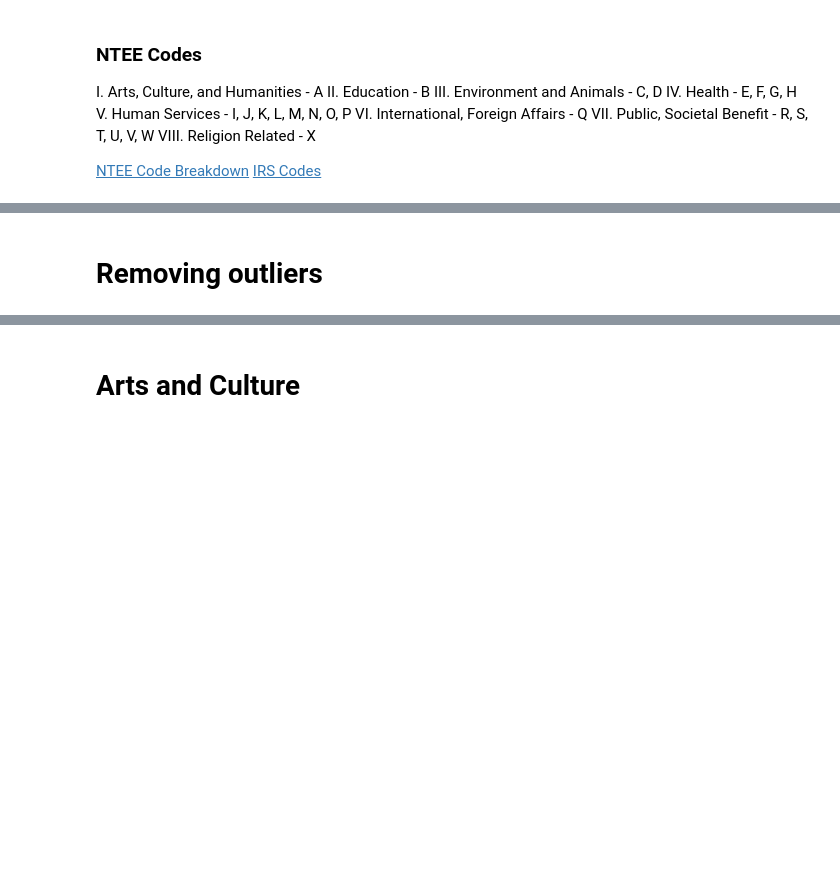
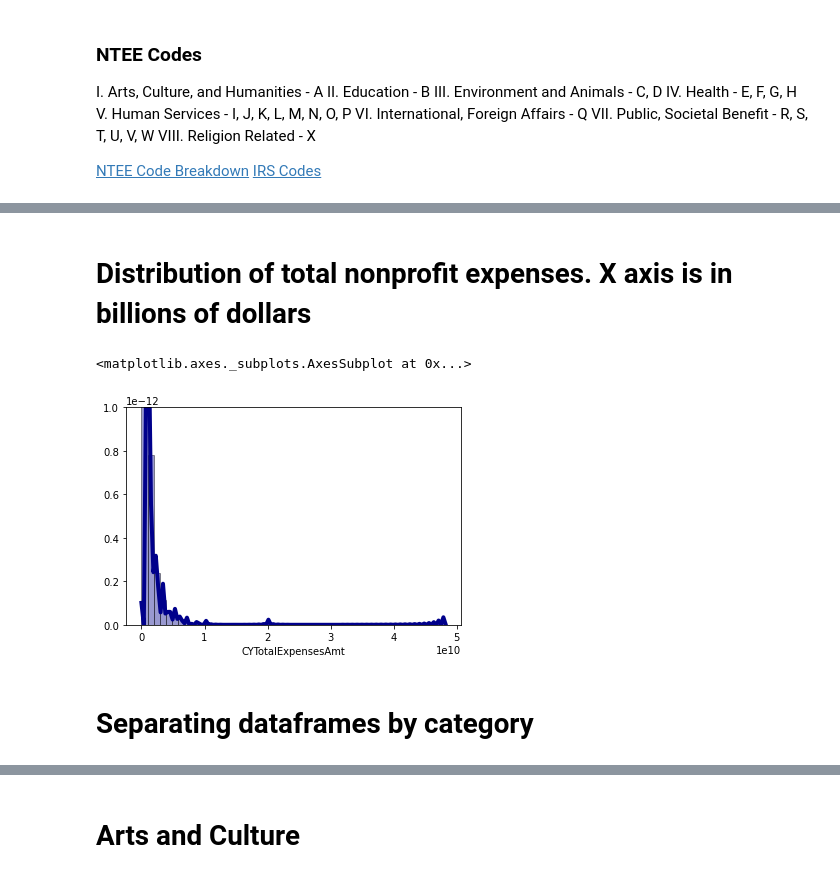
Before and after one commit to ethantenison/Impact_Capital, a Jupyter notebook: notebooks/analysis.ipynb, the cells around one changed output, grey strips where cells are left out. Drawn from its saved outputs; the diff is of its cells as text; code cells hidden in the pictures; blank space fills up the shorter version.

```diff
--- a/notebooks/analysis.ipynb
+++ b/notebooks/analysis.ipynb
@@ -123,0 +142,6 @@ Number of nonprofits:  231523
+# %%
+for i in df2015BERT.index:
+    if len(df2015BERT.at[i,'ZIPCd']) == 9:
+        zipcodeplus4 = df2015BERT['ZIPCd'][i]
+        zipcode = zipcodeplus4[:-4]
+        df2015BERT.at[i,'ZIPCd'] = zipcode
@@ -170,13 +210,13 @@ df2017 = df[df['TaxYr'] == 2017]
 df2018 = df[df['TaxYr'] == 2018]
 
 
-df2016 = df2016[['EIN', 'Ratio_ProgramExp_Rev']]
-df2017 = df2017[['EIN', 'Ratio_ProgramExp_Rev']]
-df2018 = df2018[['EIN', 'Ratio_ProgramExp_Rev']]
+df2016 = df2016[['EIN', 'Ratio_ProgramExp_Rev', 'TotalFunctionExpenses_ProgramServicesAmt', 'Ratio_ProgramExp_Totalexp']]
+df2017 = df2017[['EIN', 'Ratio_ProgramExp_Rev', 'TotalFunctionExpenses_ProgramServicesAmt', 'Ratio_ProgramExp_Totalexp']]
+df2018 = df2018[['EIN', 'Ratio_ProgramExp_Rev', 'TotalFunctionExpenses_ProgramServicesAmt', 'Ratio_ProgramExp_Totalexp']]
 
-df2016 = df2016.rename(columns={'Ratio_ProgramExp_Rev': 'Ratio_ProgramExp_Rev2016'})
-df2017 = df2017.rename(columns={'Ratio_ProgramExp_Rev': 'Ratio_ProgramExp_Rev2017'})
-df2018 = df2018.rename(columns={'Ratio_ProgramExp_Rev': 'Ratio_ProgramExp_Rev2018'})
+df2016 = df2016.rename(columns={'Ratio_ProgramExp_Rev': 'Ratio_ProgramExp_Rev2016', 'TotalFunctionExpenses_ProgramServicesAmt': 'TotalFunctionExpenses_ProgramServicesAmt2016', 'Ratio_ProgramExp_Totalexp': 'Ratio_ProgramExp_Totalexp2016'})
+df2017 = df2017.rename(columns={'Ratio_ProgramExp_Rev': 'Ratio_ProgramExp_Rev2017','TotalFunctionExpenses_ProgramServicesAmt': 'TotalFunctionExpenses_ProgramServicesAmt2017', 'Ratio_ProgramExp_Totalexp':'Ratio_ProgramExp_Totalexp2017'})
+df2018 = df2018.rename(columns={'Ratio_ProgramExp_Rev': 'Ratio_ProgramExp_Rev2018', 'TotalFunctionExpenses_ProgramServicesAmt': 'TotalFunctionExpenses_ProgramServicesAmt2018', 'Ratio_ProgramExp_Totalexp': 'Ratio_ProgramExp_Totalexp2018'})
 
 df2015BERT = df2015BERT.merge(df2016, on='EIN')
 df2015BERT = df2015BERT.merge(df2017, on='EIN')
@@ -193,12 +233,31 @@ df2015BERT["Ratio_AdminExp_Exp"].fillna(0, inplace = True)
 df2015BERT["Operating_Margin"].fillna(0, inplace = True)
 df2015BERT["Revenue_Concentration"].fillna(0, inplace = True)
 
+#Vulnerable useing ratio of program expenses to total revenue
 df2015BERT['vulnerable2016'] = np.where(df2015BERT['Ratio_ProgramExp_Rev'] > df2015BERT['Ratio_ProgramExp_Rev2016'], 1, 0)
 df2015BERT['vulnerable2017'] = np.where(df2015BERT['Ratio_ProgramExp_Rev2016'] > df2015BERT['Ratio_ProgramExp_Rev2017'], 1, 0)
 df2015BERT['vulnerable2018'] = np.where(df2015BERT['Ratio_ProgramExp_Rev2017'] > df2015BERT['Ratio_ProgramExp_Rev2018'], 1, 0)
 df2015BERT['vulnerable'] = np.where((df2015BERT['vulnerable2016'] == 1) & (df2015BERT['vulnerable2017'] == 1) & (df2015BERT['vulnerable2018'] == 1), 1, 0)
 
+#Vulerable using decline in program expenses
+df2015BERT['vulnerable2016_ps_decline'] = np.where(df2015BERT['TotalFunctionExpenses_ProgramServicesAmt'] > df2015BERT['TotalFunctionExpenses_ProgramServicesAmt2016'], 1, 0)
+df2015BERT['vulnerable2017_ps_decline'] = np.where(df2015BERT['TotalFunctionExpenses_ProgramServicesAmt2016'] > df2015BERT['TotalFunctionExpenses_ProgramServicesAmt2017'], 1, 0)
+df2015BERT['vulnerable2018_ps_decline'] = np.where(df2015BERT['TotalFunctionExpenses_ProgramServicesAmt2017'] > df2015BERT['TotalFunctionExpenses_ProgramServicesAmt2018'], 1, 0)
+df2015BERT['vulnerable_ps_decline'] = np.where((df2015BERT['vulnerable2016_ps_decline'] == 1) & (df2015BERT['vulnerable2017_ps_decline'] == 1) & (df2015BERT['vulnerable2018_ps_decline'] == 1), 1, 0)
+
+#Vulerable using decline in program expenses to total expenses
+df2015BERT['vulnerable2016_ps_total_decline'] = np.where(df2015BERT['Ratio_ProgramExp_Totalexp'] > df2015BERT['Ratio_ProgramExp_Totalexp2016'], 1, 0)
+df2015BERT['vulnerable2017_ps_total_decline'] = np.where(df2015BERT['Ratio_ProgramExp_Totalexp2016'] > df2015BERT['Ratio_ProgramExp_Totalexp2017'], 1, 0)
+df2015BERT['vulnerable2018_ps_total_decline'] = np.where(df2015BERT['Ratio_ProgramExp_Totalexp2017'] > df2015BERT['Ratio_ProgramExp_Totalexp2018'], 1, 0)
+df2015BERT['vulnerable_ps_total_decline'] = np.where((df2015BERT['vulnerable2016_ps_total_decline'] == 1) & (df2015BERT['vulnerable2017_ps_total_decline'] == 1) & (df2015BERT['vulnerable2018_ps_total_decline'] == 1), 1, 0)
+
+#Creating Org size variable based on increments of 10,000
+df2015BERT['org_size'] = df2015BERT['CYTotalExpensesAmt']/10000
+
 df2015BERT = df2015BERT.drop(['name_mission'], axis =1)
+
+df2015BERT = df2015BERT.drop_duplicates(subset="BusinessName")
 print("Number of nonprofits: ", len(df2015BERT))
+df2015BERT
 # %% [output]
 167994
@@ -230,2 +282,0 @@ Number of nonprofits:  157608
-# %% [markdown]
-# Removing outliers
@@ -232 +285,13 @@ Number of nonprofits:  157608
+# %% [markdown]
+# Distribution of total nonprofit expenses. X axis is in billions of dollars
+# %%
+sns.distplot(df2015BERT['CYTotalExpensesAmt'], hist=True, kde=True,
+             color = 'darkblue',
+             hist_kws={'edgecolor':'black'},
+             kde_kws={'linewidth': 4})
+# %% [output]
+<matplotlib.axes._subplots.AxesSubplot at 0x...>
+[figure, added]
+# %% [markdown]
+# Separating dataframes by category
 # %%
```
Also changed, not shown: parts of 43 cells of this notebook.
